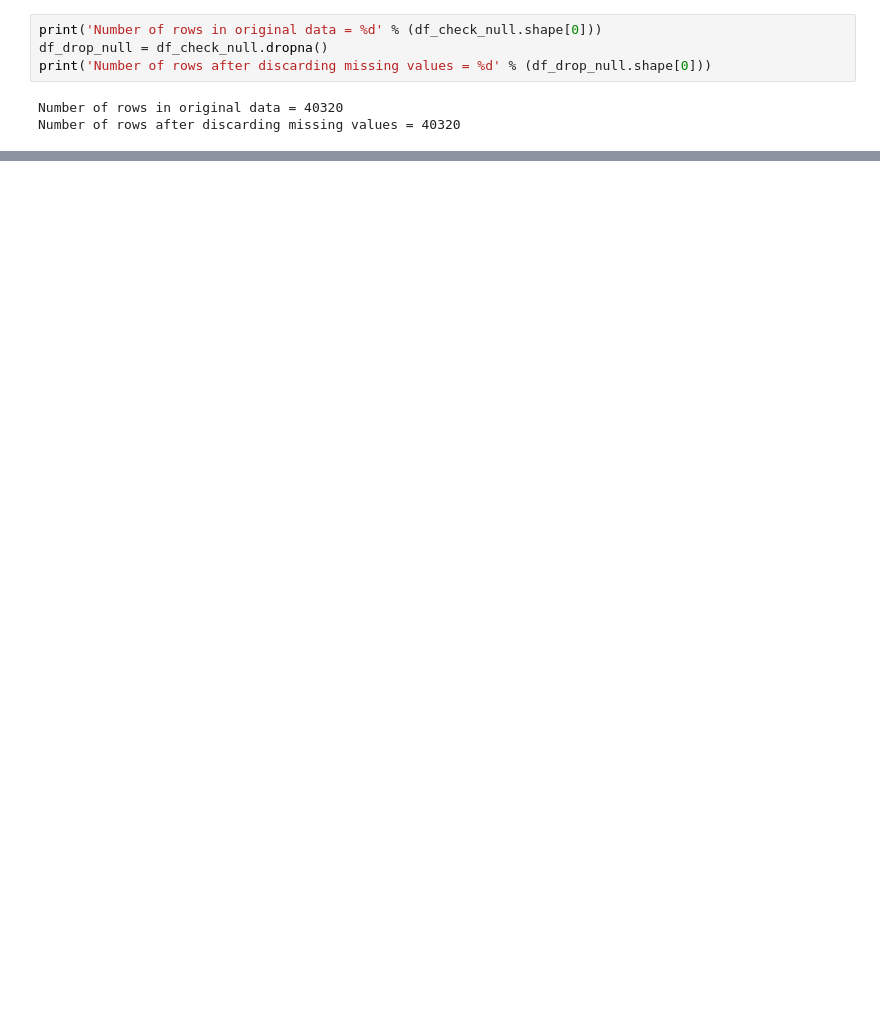
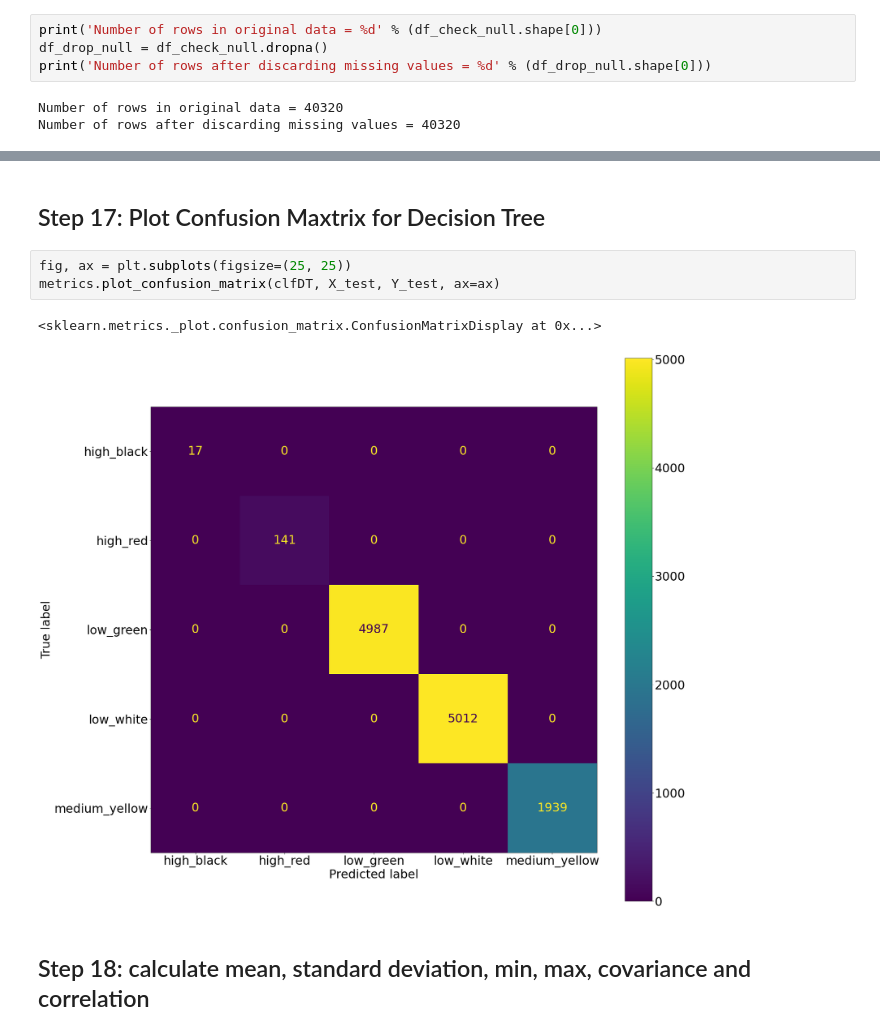
Before and after one commit to Bcwz/Capstone_Wearable_IoT, a Jupyter notebook: Machine_Learning/training_model.ipynb, the cells around one changed output, grey strips where cells are left out. Cells and saved outputs as stored; diff of their text form; blank space fills up the shorter version.

```diff
--- a/Machine_Learning/training_model.ipynb
+++ b/Machine_Learning/training_model.ipynb
@@ -144,0 +472,10 @@ Total count of clean data = 40320
+# %% [markdown]
+## Step 17: Plot Confusion Maxtrix for Decision Tree
+# %%
+fig, ax = plt.subplots(figsize=(25, 25))
+metrics.plot_confusion_matrix(clfDT, X_test, Y_test, ax=ax)
+# %% [output]
+<sklearn.metrics._plot.confusion_matrix.ConfusionMatrixDisplay at 0x...>
+[figure, added]
+# %% [markdown]
+## Step 18: calculate mean, standard deviation, min, max, covariance and correlation
```
Also changed, not shown: parts of 39 cells of this notebook, 1 other file.
